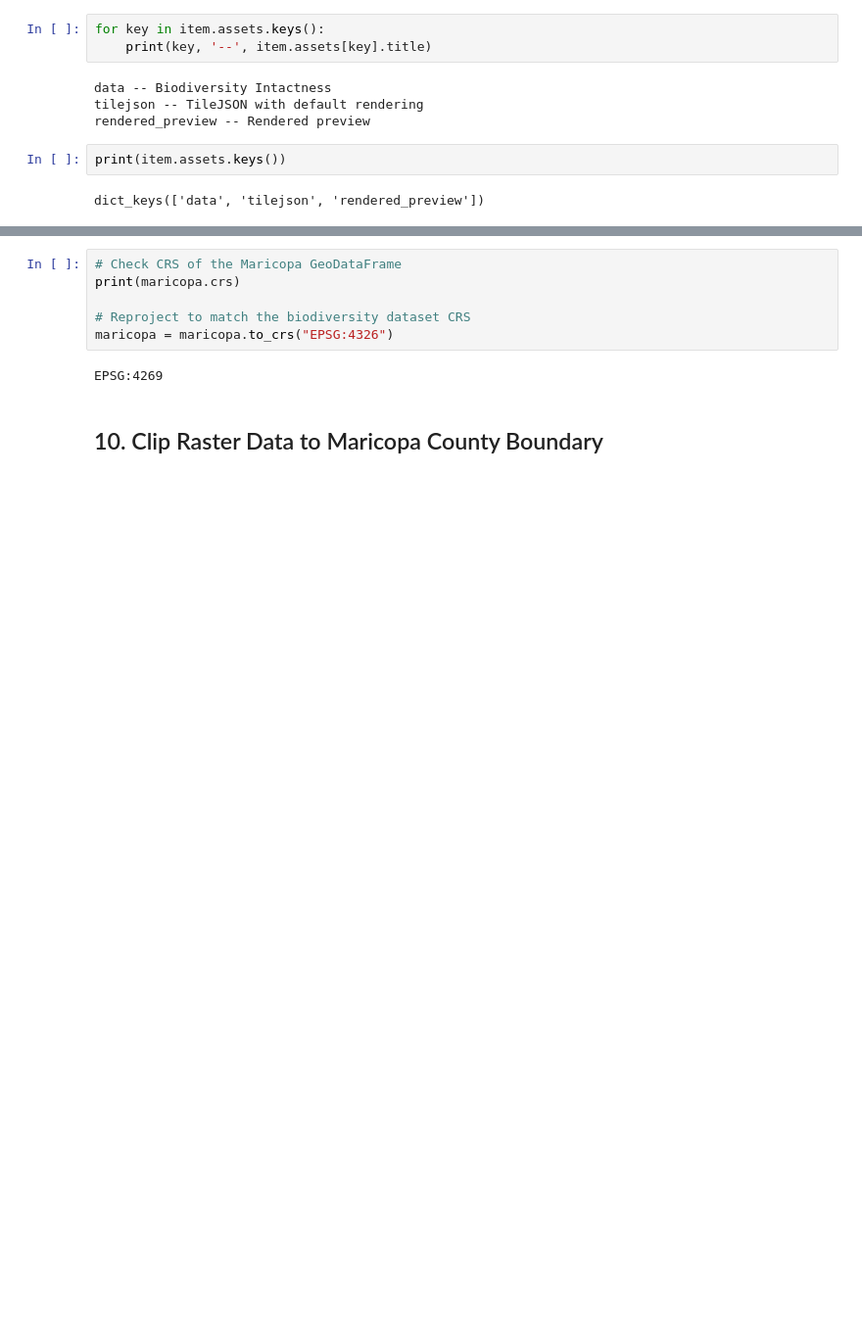
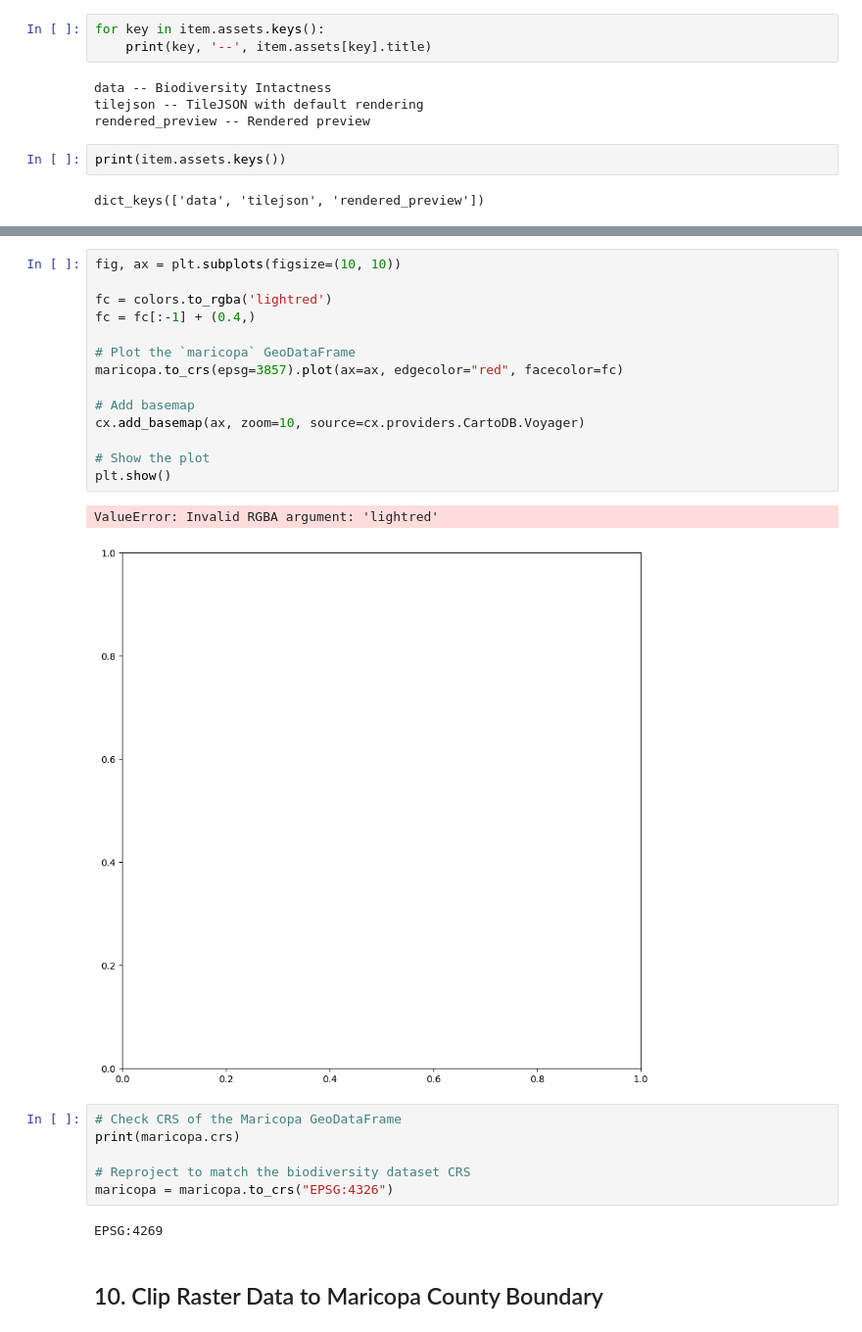
Before and after one commit to Aoverbye/phoenix_biodiversity_intactness, a Jupyter notebook: biodiversity_phoenix.ipynb, the cells around one changed output, grey strips where cells are left out. Shown: that part at 98% size. Saved outputs shown, nothing was run; the diff lists cells and outputs as text; blank space fills up the shorter version.

```diff
--- a/biodiversity_phoenix.ipynb
+++ b/biodiversity_phoenix.ipynb
@@ -170,3 +192,20 @@ dict_keys(['data', 'tilejson', 'rendered_preview'])
+# %%
+fig, ax = plt.subplots(figsize=(10, 10))
+
+fc = colors.to_rgba('lightred')
+fc = fc[:-1] + (0.4,)
+
+# Plot the `maricopa` GeoDataFrame
+maricopa.to_crs(epsg=3857).plot(ax=ax, edgecolor="red", facecolor=fc)
+
+# Add basemap
+cx.add_basemap(ax, zoom=10, source=cx.providers.CartoDB.Voyager)
+
+# Show the plot
+plt.show()
+# %% [output]
+ValueError: Invalid RGBA argument: 'lightred'
+[figure, added]
 # %%
 # Check CRS of the Maricopa GeoDataFrame
 print(maricopa.crs)
```
Also changed, not shown: parts of 8 cells of this notebook.
